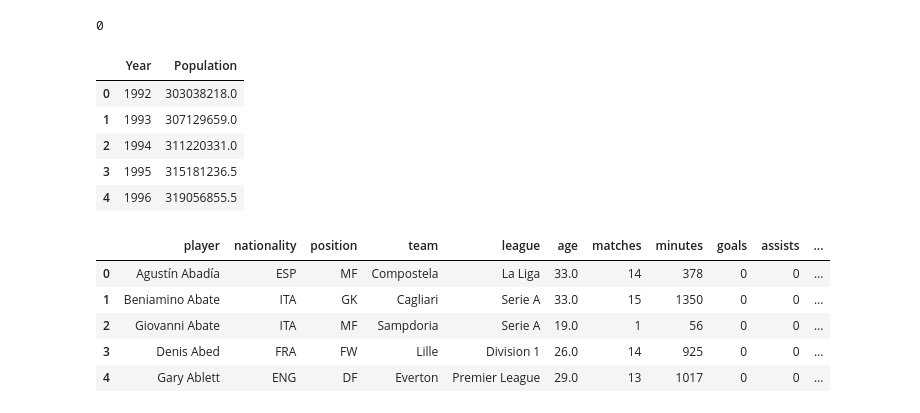
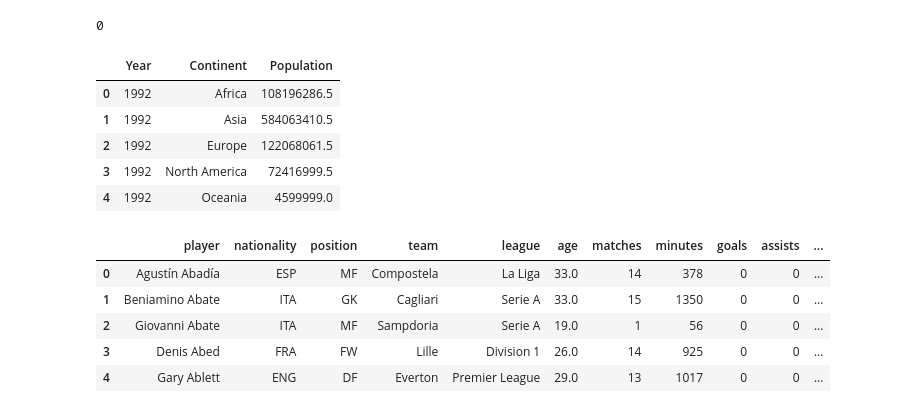
Before and after one commit to hamza-data/striker_era_ranking, a Jupyter notebook: notebooks/full-house-explore.ipynb, the cells around one changed output. Saved outputs shown, nothing was run; the diff lists cells and outputs as text; code cells hidden in the pictures.

```diff
--- a/notebooks/full-house-explore.ipynb
+++ b/notebooks/full-house-explore.ipynb
@@ -6,7 +6,7 @@ import matplotlib.pyplot as plt
 
 pd.set_option('display.max_columns', None)
 # %%
-population_path = '/Users/muhammadhamza/striker_era_ranking/data/raw/external/population-data-updated.csv'
+population_path = '/Users/muhammadhamza/striker_era_ranking/data/raw/external/unpopulation_dataportal_20260827013637.csv'
 balondor_path = '/Users/muhammadhamza/striker_era_ranking/data/raw/ballon_dor/ballon_dor_winners.csv'
 player_path = '/Users/muhammadhamza/striker_era_ranking/data/raw/fbref/all_seasons_combined.csv'
 df_pop = pd.read_csv(population_path)
@@ -246,17 +372,17 @@ duplicate_check_cont
 0
 # %%
 eligible_pop = (
-    population_continent.groupby(['Year'], as_index=False)['Population'].sum()
+    population_continent.groupby(['Year', 'Continent'], as_index=False)['Population'].sum()
 )
 
 eligible_pop.head()
 # %% [output]
-|  | Year | Population |
-| 0 | 1992 | 303038218.0 |
-| 1 | 1993 | 307129659.0 |
-| 2 | 1994 | 311220331.0 |
-| 3 | 1995 | 315181236.5 |
-| 4 | 1996 | 319056855.5 |
+|  | Year | Continent | Population |
+| 0 | 1992 | Africa | 108196286.5 |
+| 1 | 1992 | Asia | 584063410.5 |
+| 2 | 1992 | Europe | 122068061.5 |
+| 3 | 1992 | North America | 72416999.5 |
+| 4 | 1992 | Oceania | 4599999.0 |
 # %%
 df_player.head()
 # %% [output]
```
Also changed, not shown: parts of 28 cells of this notebook, 4 other files.
